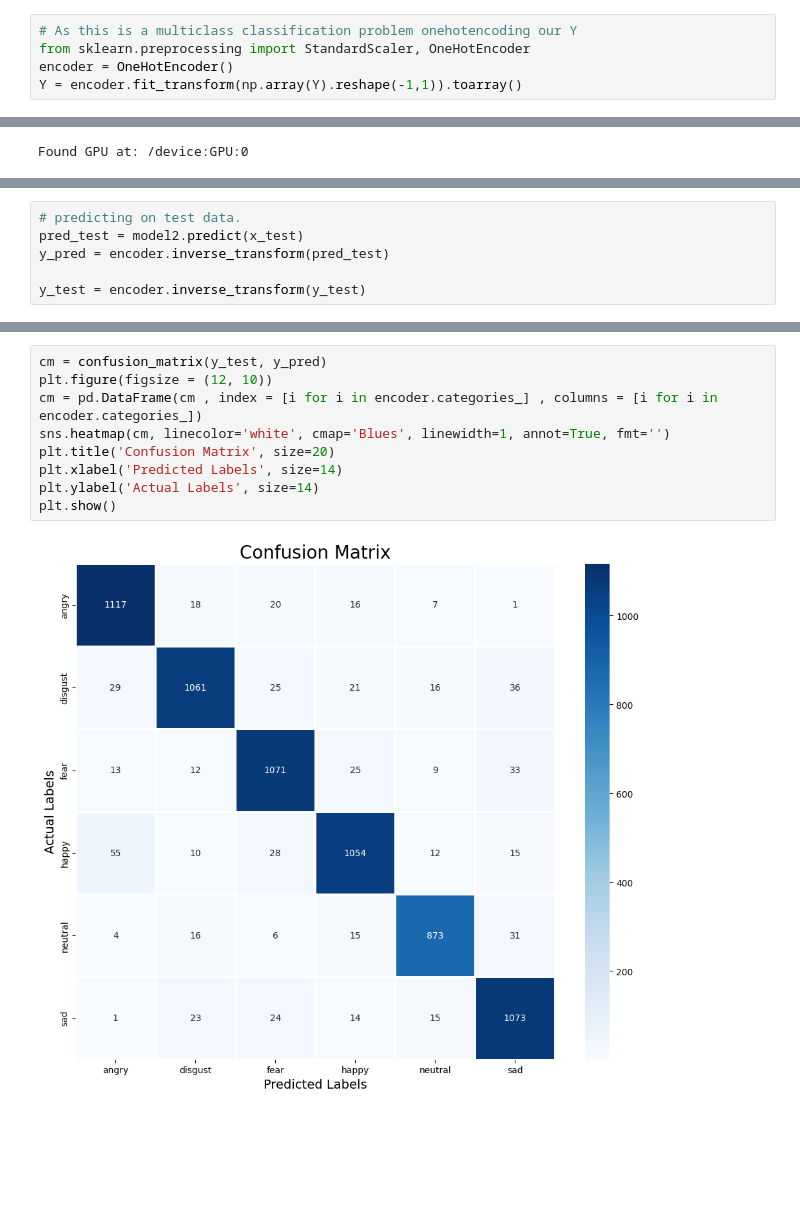
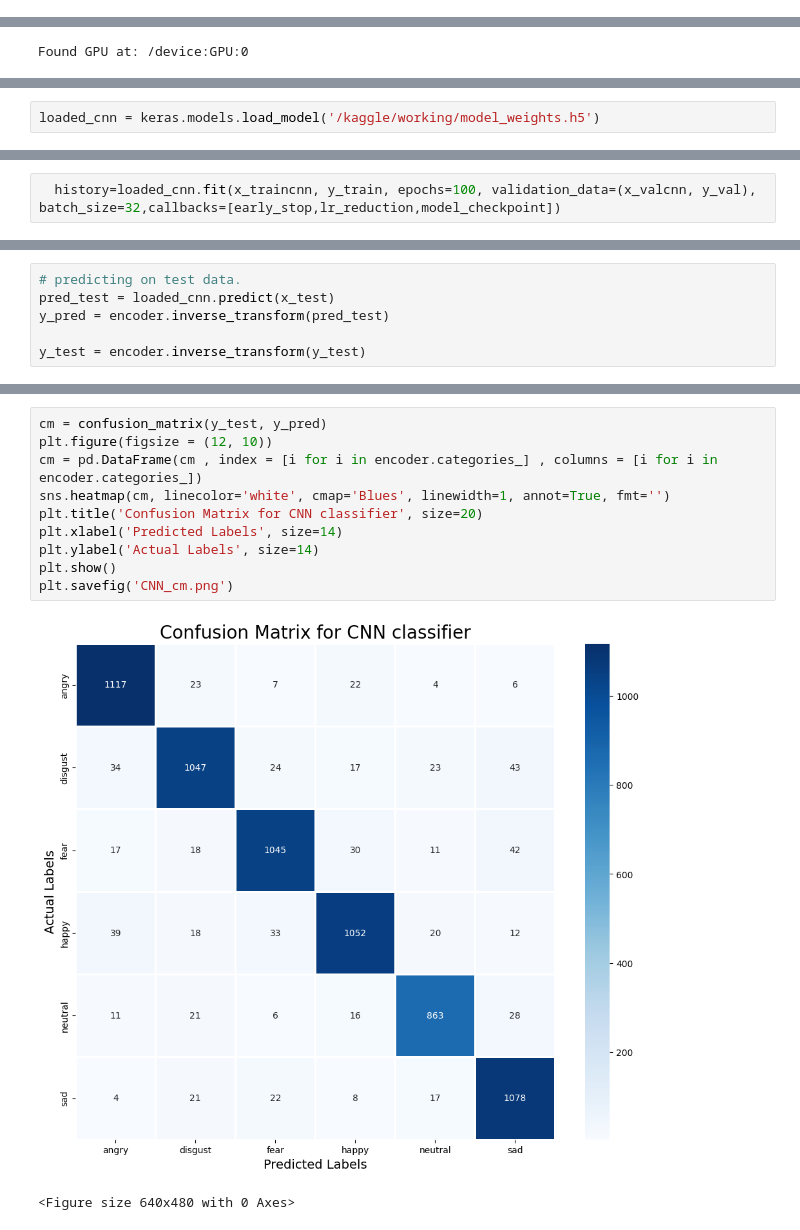
Before and after one commit to brancatellimat/speech-emotion-recognition, a Jupyter notebook: CNNClassifier.ipynb, the cells around one changed output, grey strips where cells are left out. Saved outputs shown, nothing was run; the diff lists cells and outputs as text; blank space fills up the shorter version.

```diff
--- a/CNNClassifier.ipynb
+++ b/CNNClassifier.ipynb
@@ -288,5 +140,0 @@ Y = features['Emotions']
-# %%
-# As this is a multiclass classification problem onehotencoding our Y
-from sklearn.preprocessing import StandardScaler, OneHotEncoder
-encoder = OneHotEncoder()
-Y = encoder.fit_transform(np.array(Y).reshape(-1,1)).toarray()
@@ -444,0 +257,2 @@ Accuracy of our model on test data :  91.91057682037354 %
+# %%
+loaded_cnn = keras.models.load_model('/kaggle/working/model_weights.h5')
@@ -444,0 +263,2 @@ Accuracy of our model on test data :  91.91057682037354 %
+# %%
+  history=loaded_cnn.fit(x_traincnn, y_train, epochs=100, validation_data=(x_valcnn, y_val), batch_size=32,callbacks=[early_stop,lr_reduction,model_checkpoint])
@@ -445,6 +288,6 @@ Accuracy of our model on test data :  91.91057682037354 %
 # %%
 # predicting on test data.
-pred_test = model2.predict(x_test)
+pred_test = loaded_cnn.predict(x_test)
 y_pred = encoder.inverse_transform(pred_test)
 
 y_test = encoder.inverse_transform(y_test)
@@ -471,14 +314,16 @@ df.head(10)
 # %%
 cm = confusion_matrix(y_test, y_pred)
 plt.figure(figsize = (12, 10))
 cm = pd.DataFrame(cm , index = [i for i in encoder.categories_] , columns = [i for i in encoder.categories_])
 sns.heatmap(cm, linecolor='white', cmap='Blues', linewidth=1, annot=True, fmt='')
-plt.title('Confusion Matrix', size=20)
+plt.title('Confusion Matrix for CNN classifier', size=20)
 plt.xlabel('Predicted Labels', size=14)
 plt.ylabel('Actual Labels', size=14)
 plt.show()
+plt.savefig('CNN_cm.png')
 # %% [output]
-[figure, old version]
+[figure, new version]
+<Figure size 640x480 with 0 Axes>
 # %%
 print(classification_report(y_test, y_pred))
 # %% [output]
```
Also changed, not shown: parts of 55 cells of this notebook.
